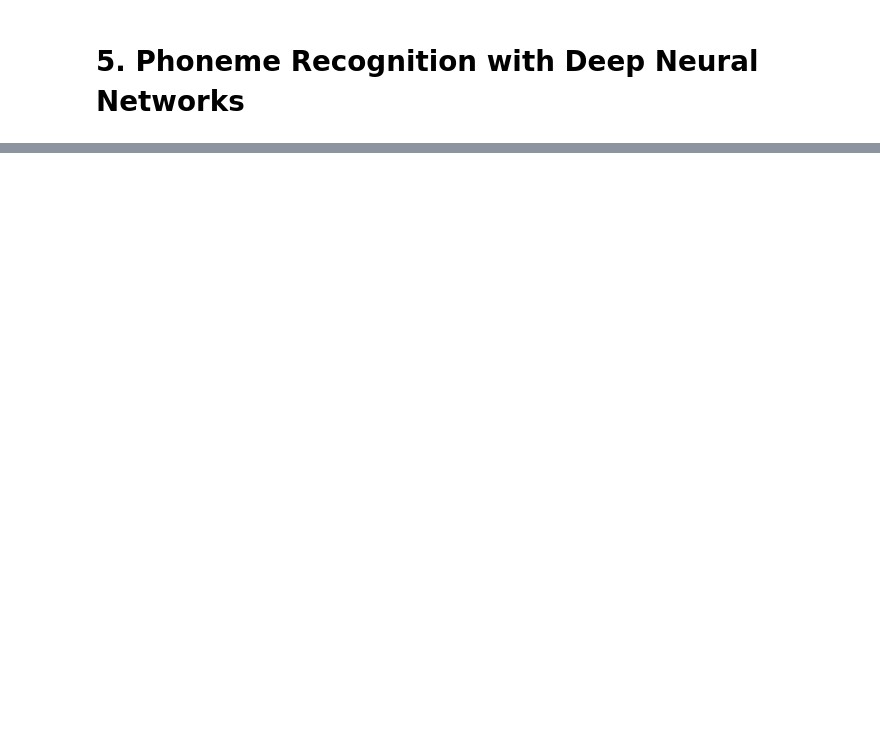
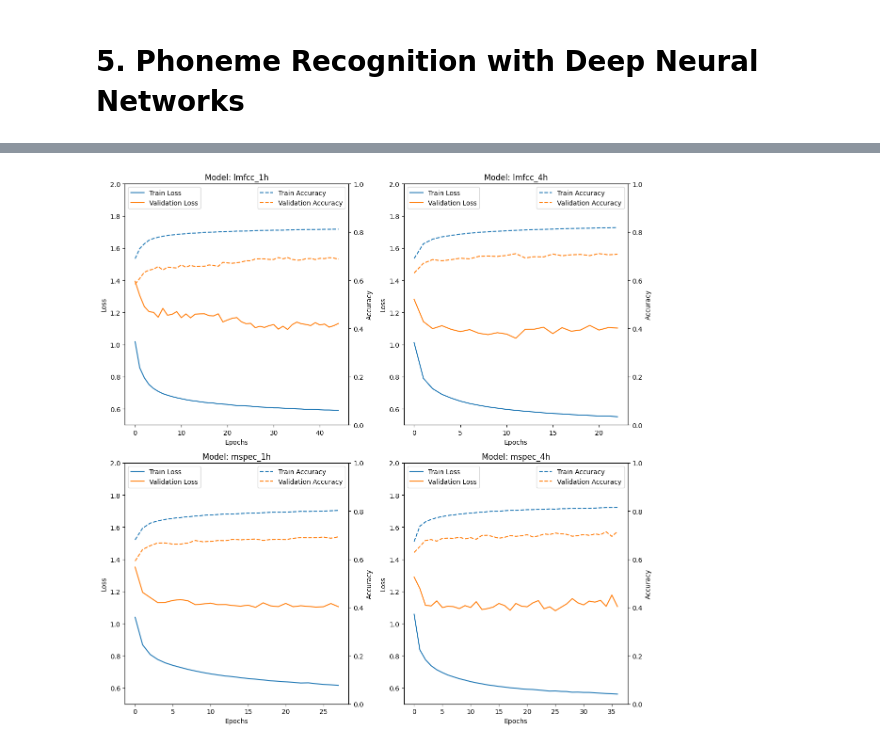
Before and after one commit to celdot/Speech_Speaker_Recognition, a Jupyter notebook: Assignements/lab3/lab3.ipynb, the cells around one changed output, grey strips where cells are left out. Cells and saved outputs as stored; diff of their text form; code cells hidden in the pictures; blank space fills up the shorter version.

```diff
--- a/Assignements/lab3/lab3.ipynb
+++ b/Assignements/lab3/lab3.ipynb
@@ -338,0 +583,13 @@ gc.collect()
+# %%
+fig, axes = plt.subplots(2, 2, figsize=(12, 12))
+axes = axes.flatten()
+
+for i, feature in enumerate(["lmfcc", "mspec"]):
+    for j, n in enumerate([1, 4]):
+        model_name = "{}_{}h".format(feature, n)
+        ax = axes[i * 2 + j]
+        plot_run(model_name, ax, 0.5, 2)
+plt.tight_layout()
+plt.show()
+# %% [output]
+[figure, added]
```
Also changed, not shown: parts of 13 cells of this notebook, 3 other files.
